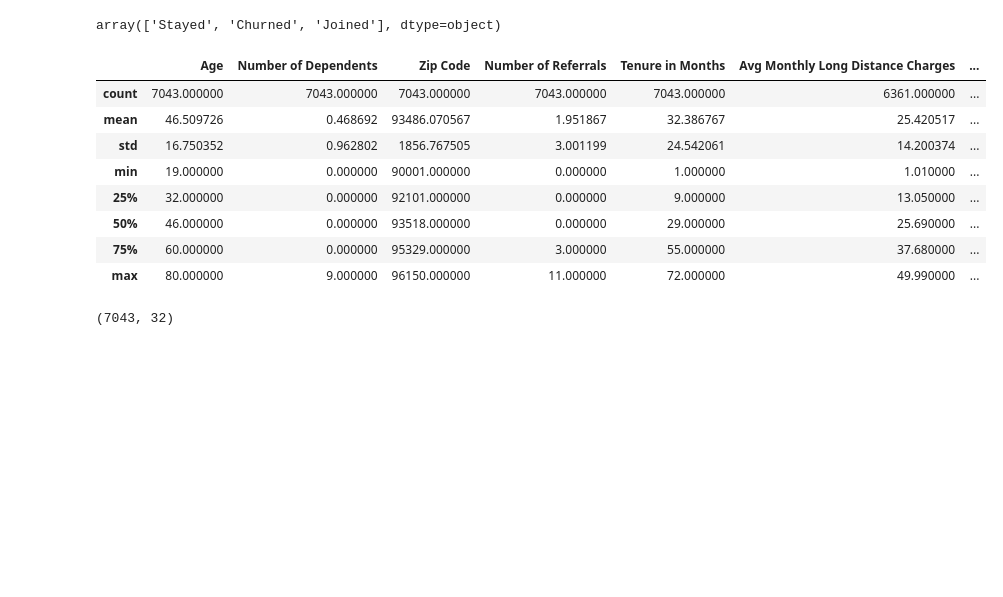
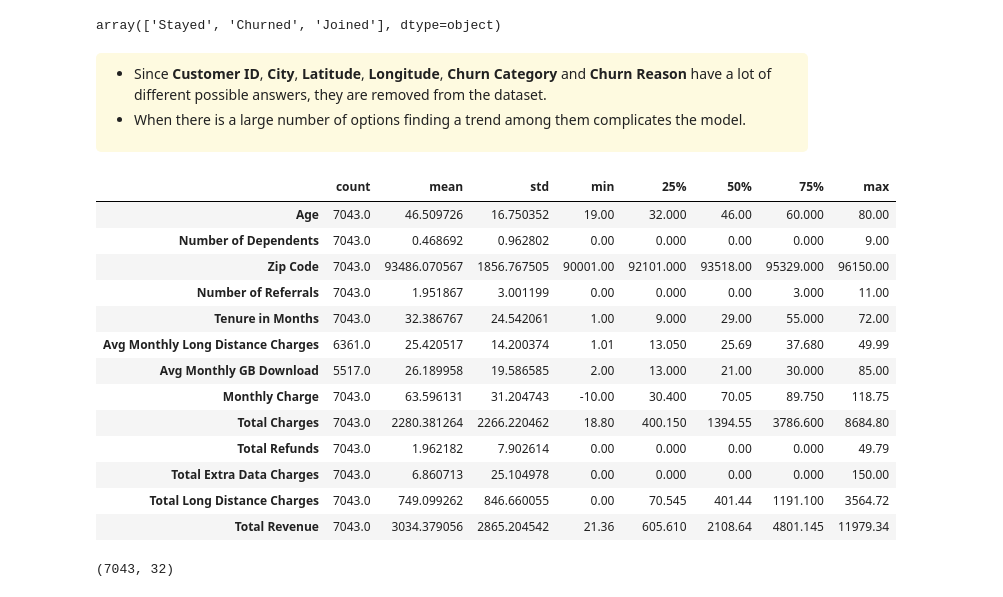
Before and after one commit to SantMiro/Churn_Prediction, a Jupyter notebook: Exploratory_Data_Analysis.ipynb, the cells around one changed output. Drawn from its saved outputs; the diff is of its cells as text; code cells hidden in the pictures; blank space fills up the shorter version.

```diff
--- a/Exploratory_Data_Analysis.ipynb
+++ b/Exploratory_Data_Analysis.ipynb
@@ -122,4 +152,10 @@ print(dataset.duplicated().sum())
 dataset['Customer Status'].unique()
 # %% [output]
 array(['Stayed', 'Churned', 'Joined'], dtype=object)
+# %% [markdown]
+<div style="background-color: #FEFAE0; padding: 10px; border-radius: 5px;">
+    <ul>
+        <li>Since <b>Customer ID</b>, <b>City</b>, <b>Latitude</b>, <b>Longitude</b>, <b>Churn Category</b> and <b>Churn Reason</b> have a lot of different possible answers, they are removed from the dataset.</li>
+        <li>When there is a large number of options finding a trend among them complicates the model.</li>
+    </ul>
 # %%
@@ -126,14 +163,20 @@ array(['Stayed', 'Churned', 'Joined'], dtype=object)
 dataset = dataset.drop(['Customer ID','City','Latitude','Longitude','Churn Category','Churn Reason'],axis=1)
 # %%
-dataset.describe()
+# Description of Dataset
+dataset.describe().T
 # %% [output]
-|  | Age | Number of Dependents | Zip Code | Number of Referrals | Tenure in Months | Avg Monthly Long Distance Charges | ... |
-| count | 7043.000000 | 7043.000000 | 7043.000000 | 7043.000000 | 7043.000000 | 6361.000000 | ... |
-| mean | 46.509726 | 0.468692 | 93486.070567 | 1.951867 | 32.386767 | 25.420517 | ... |
-| std | 16.750352 | 0.962802 | 1856.767505 | 3.001199 | 24.542061 | 14.200374 | ... |
-| min | 19.000000 | 0.000000 | 90001.000000 | 0.000000 | 1.000000 | 1.010000 | ... |
-| 25% | 32.000000 | 0.000000 | 92101.000000 | 0.000000 | 9.000000 | 13.050000 | ... |
-| 50% | 46.000000 | 0.000000 | 93518.000000 | 0.000000 | 29.000000 | 25.690000 | ... |
-| 75% | 60.000000 | 0.000000 | 95329.000000 | 3.000000 | 55.000000 | 37.680000 | ... |
-| max | 80.000000 | 9.000000 | 96150.000000 | 11.000000 | 72.000000 | 49.990000 | ... |
+|  | count | mean | std | min | 25% | 50% | 75% | max |
+| Age | 7043.0 | 46.509726 | 16.750352 | 19.00 | 32.000 | 46.00 | 60.000 | 80.00 |
+| Number of Dependents | 7043.0 | 0.468692 | 0.962802 | 0.00 | 0.000 | 0.00 | 0.000 | 9.00 |
+| Zip Code | 7043.0 | 93486.070567 | 1856.767505 | 90001.00 | 92101.000 | 93518.00 | 95329.000 | 96150.00 |
+| Number of Referrals | 7043.0 | 1.951867 | 3.001199 | 0.00 | 0.000 | 0.00 | 3.000 | 11.00 |
+| Tenure in Months | 7043.0 | 32.386767 | 24.542061 | 1.00 | 9.000 | 29.00 | 55.000 | 72.00 |
+| Avg Monthly Long Distance Charges | 6361.0 | 25.420517 | 14.200374 | 1.01 | 13.050 | 25.69 | 37.680 | 49.99 |
+| Avg Monthly GB Download | 5517.0 | 26.189958 | 19.586585 | 2.00 | 13.000 | 21.00 | 30.000 | 85.00 |
+| Monthly Charge | 7043.0 | 63.596131 | 31.204743 | -10.00 | 30.400 | 70.05 | 89.750 | 118.75 |
+| Total Charges | 7043.0 | 2280.381264 | 2266.220462 | 18.80 | 400.150 | 1394.55 | 3786.600 | 8684.80 |
+| Total Refunds | 7043.0 | 1.962182 | 7.902614 | 0.00 | 0.000 | 0.00 | 0.000 | 49.79 |
+| Total Extra Data Charges | 7043.0 | 6.860713 | 25.104978 | 0.00 | 0.000 | 0.00 | 0.000 | 150.00 |
+| Total Long Distance Charges | 7043.0 | 749.099262 | 846.660055 | 0.00 | 70.545 | 401.44 | 1191.100 | 3564.72 |
+| Total Revenue | 7043.0 | 3034.379056 | 2865.204542 | 21.36 | 605.610 | 2108.64 | 4801.145 | 11979.34 |
 # %%
```
Also changed, not shown: parts of 54 cells of this notebook, 1 other file.
